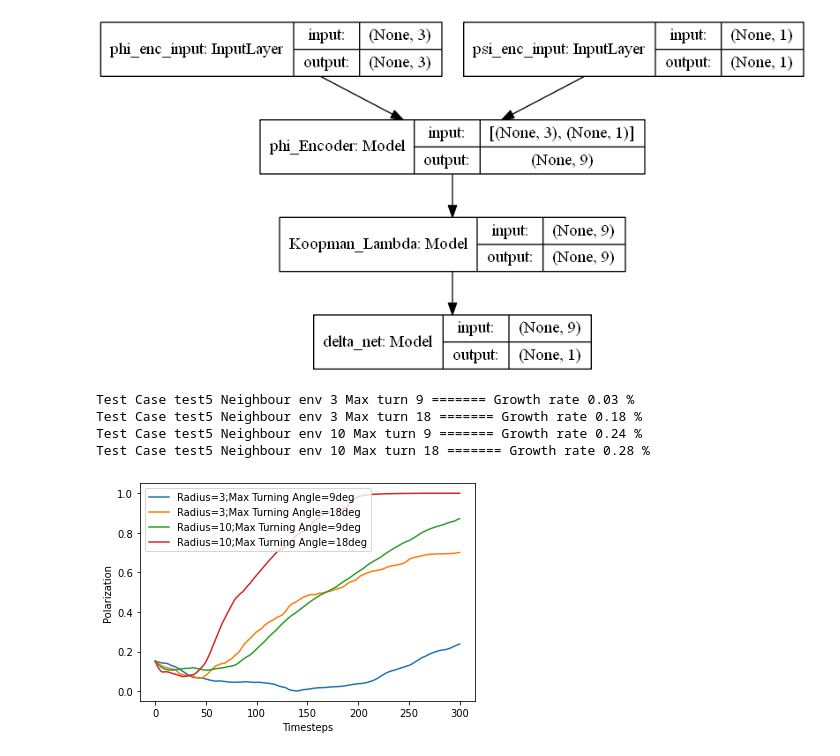
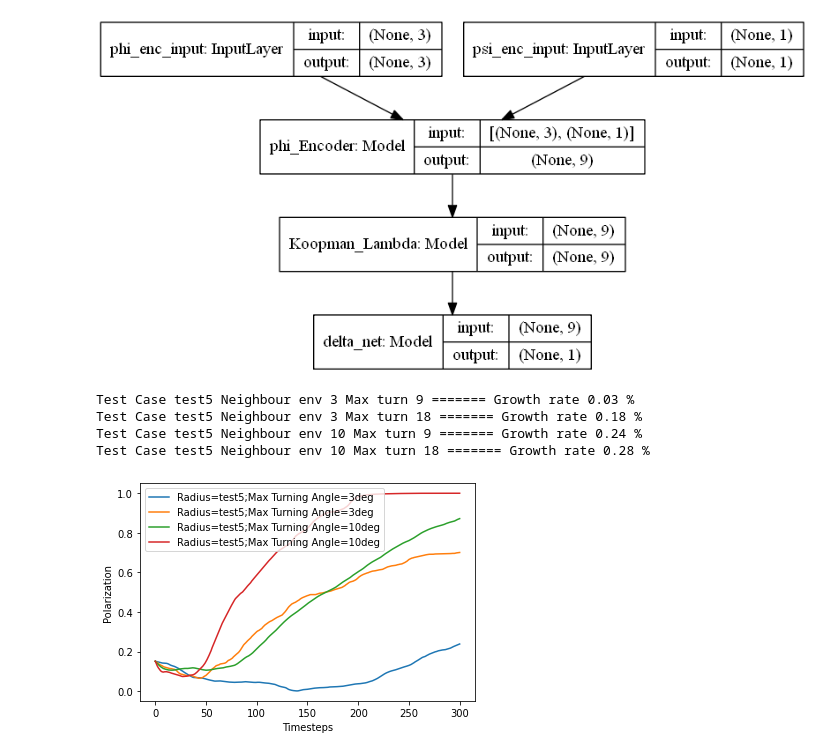
Before and after one commit to saumitrd92/KoopmanbasedSoftAlife, a Jupyter notebook: Result_analysis.ipynb, the cells around one changed output. Cells and saved outputs as stored; diff of their text form; code cells hidden in the pictures.

```diff
--- a/Result_analysis.ipynb
+++ b/Result_analysis.ipynb
@@ -424,33 +423,34 @@ for x in test_list:
 # %%
 # test_list = ['test1','test2','test3','test4','test5']
 test_list = ['test5']
 neigh_env_list = [3,10]
 max_turn_list = [9,18]
 # neigh_env_list = [3]
 # max_turn_list = [9]
 nb_timesteps = 301
 exp_path = 'EM/EM_Exp5/'
+# plt.figure(figsize=(10,7))
 for test_case in test_list:
     for neigh_env in neigh_env_list:
         for max_turn in max_turn_list:
             df_initial_state = pd.read_pickle('Result_Analysis/'+exp_path+'Simulated_results_500ts_{}_{}p{}d/'.format(test_case,neigh_env,max_turn)+'20240312_Simulated_results_500ts_{}_{}p{}d'.format(test_case,neigh_env,max_turn))
             pred_pol_l = []
             for ts in range(nb_timesteps):
                 pred_head = df_initial_state.loc[df_initial_state.Time == ts].Heading
                 pred_pol = np.sqrt((np.sum(np.sin(2*np.pi*pred_head)))**2 + (np.sum(np.cos(2*np.pi*pred_head)))**2)/(df_initial_state.Agent.max()+1)
                 pred_pol_l.append(pred_pol)
-            plt.plot(pred_pol_l,label='Radius={};Max Turning Angle={}deg'.format(neigh_env,max_turn))
+            plt.plot(pred_pol_l,label='Radius={};Max Turning Angle={}deg'.format(test_case,neigh_env,max_turn))
             plt.xlabel('Timesteps')
             plt.ylabel('Polarization')
             plt.legend()
             print('Test Case {} Neighbour env {} Max turn {} ======= Growth rate {} %'.format(test_case,neigh_env,max_turn,np.round(np.mean(np.diff(pred_pol_l)[0:nb_timesteps])*100,2)))
 # plt.savefig('Result_Analysis/'+exp_path+'varying_emergence.png')
 # %% [output]
 Test Case test5 Neighbour env 3 Max turn 9 ======= Growth rate 0.03 %
 Test Case test5 Neighbour env 3 Max turn 18 ======= Growth rate 0.18 %
 Test Case test5 Neighbour env 10 Max turn 9 ======= Growth rate 0.24 %
 Test Case test5 Neighbour env 10 Max turn 18 ======= Growth rate 0.28 %
-[figure, old version]
+[figure, new version]
 # %%
 # for test_case in test_list:
 #     for neigh_env in neigh_env_list:
```
Also changed, not shown: parts of 2 cells of this notebook, 4 other files.
